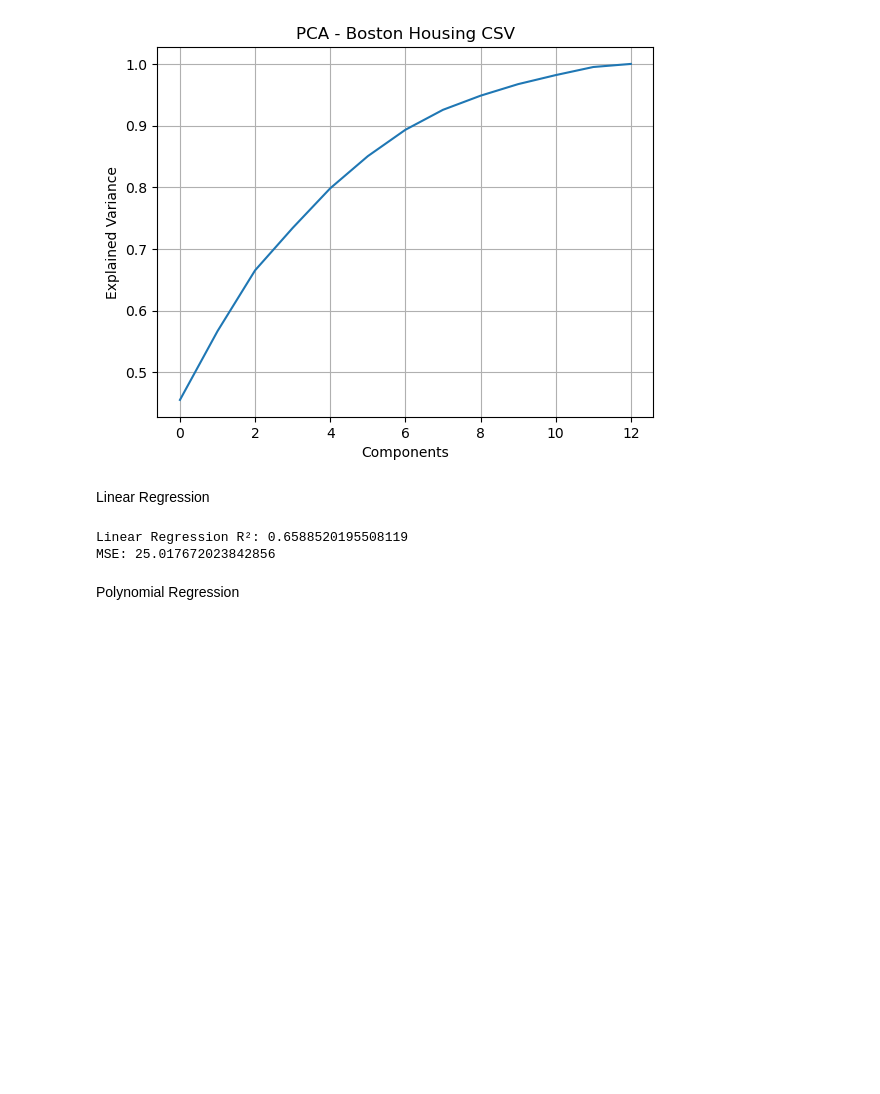
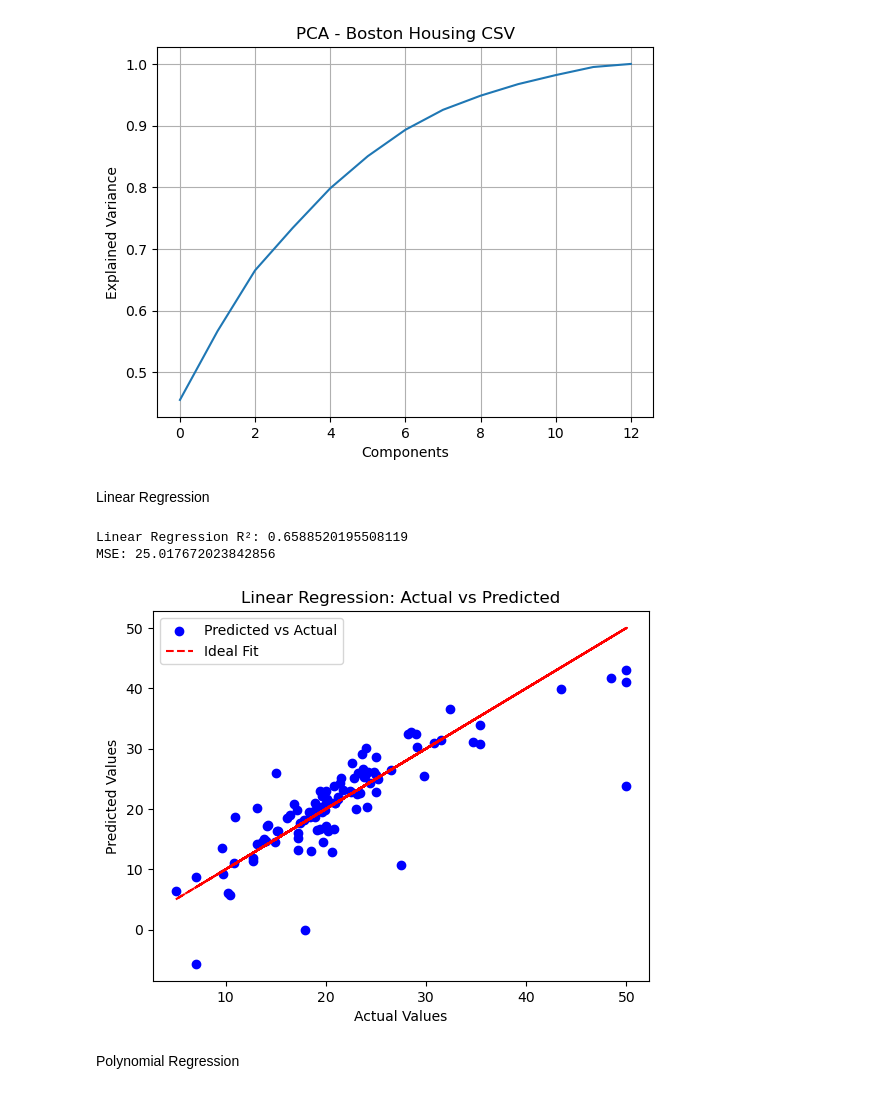
Before and after one commit to AlysterBenedict/AIML_LAB, a Jupyter notebook: boston_housing/algorithms.ipynb, the cells around one changed output. Cells and saved outputs as stored; diff of their text form; code cells hidden in the pictures; blank space fills up the shorter version.

```diff
--- a/boston_housing/algorithms.ipynb
+++ b/boston_housing/algorithms.ipynb
@@ -83,13 +83,29 @@ Linear Regression
 # %%
 lr = LinearRegression()
 lr.fit(X_train_scaled, y_train)
 y_pred_lr = lr.predict(X_test_scaled)
 
 print("Linear Regression R²:", r2_score(y_test, y_pred_lr))
 print("MSE:", mean_squared_error(y_test, y_pred_lr))
+
+
+import matplotlib.pyplot as plt
+
+# Scatter plot of actual vs predicted values
+plt.scatter(y_test, y_pred_lr, color='blue', label='Predicted vs Actual')
+
+# Plot the ideal regression line (y = x)
+plt.plot(y_test, y_test, color='red', linestyle='dashed', label='Ideal Fit')
+
+plt.xlabel("Actual Values")
+plt.ylabel("Predicted Values")
+plt.title("Linear Regression: Actual vs Predicted")
+plt.legend()
+plt.show()
 # %% [output]
 Linear Regression R²: 0.6588520195508119
 MSE: 25.017672023842856
+[figure, added]
 # %% [markdown]
 Polynomial Regression
 # %%
```
